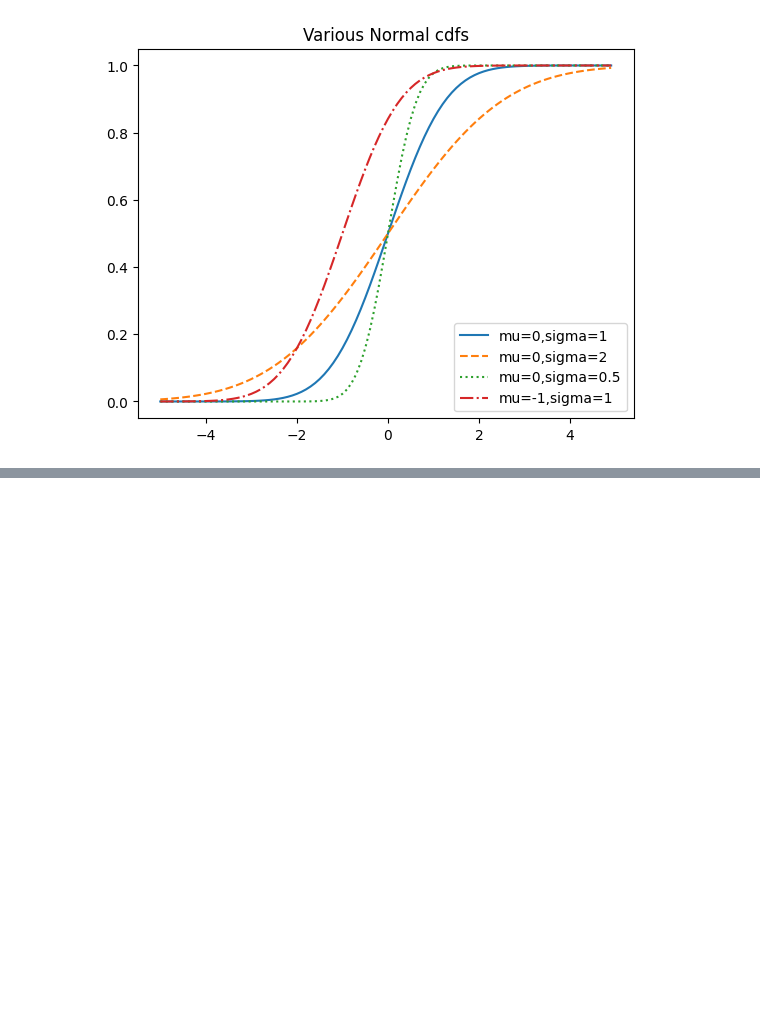
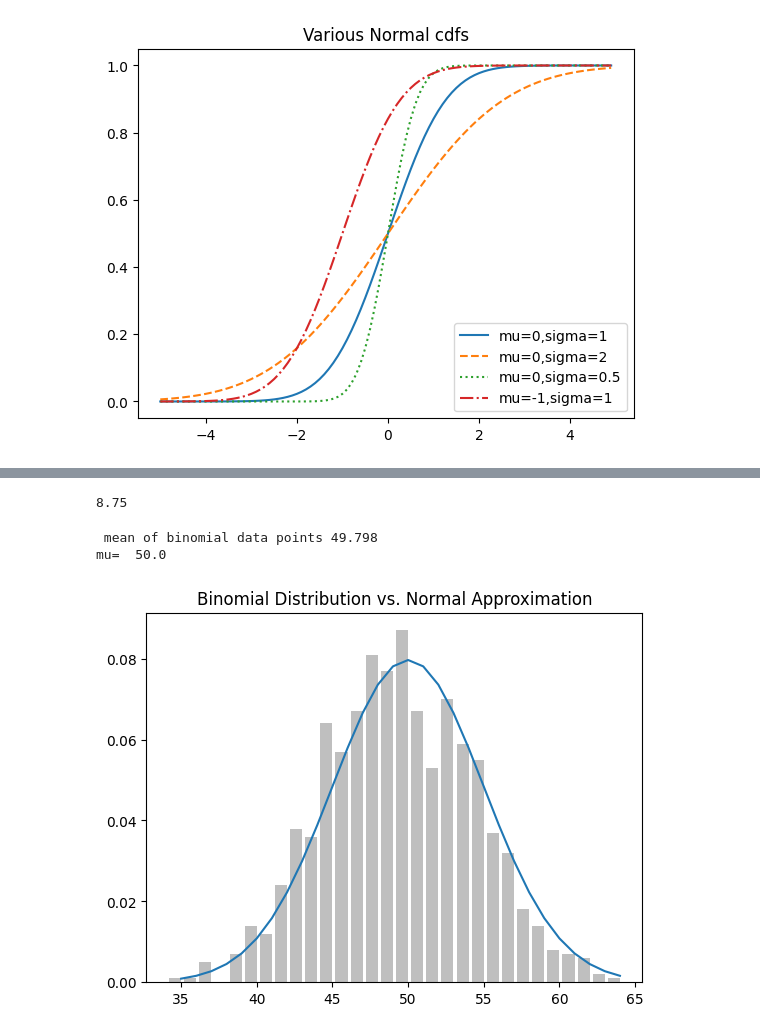
Before and after one commit to kunalmeon/Machine-Learning, a Jupyter notebook: MachineLearningJourney.ipynb, the cells around one changed output, grey strips where cells are left out. Saved outputs shown, nothing was run; the diff lists cells and outputs as text; code cells hidden in the pictures; blank space fills up the shorter version.

```diff
--- a/MachineLearningJourney.ipynb
+++ b/MachineLearningJourney.ipynb
@@ -901,0 +871,4 @@ NameError: name 'random' is not defined
+# %%
+inverse_normal_cdf(1)
+# %% [output]
+8.75
@@ -901,0 +904,6 @@ NameError: name 'random' is not defined
+# %%
+make_hist(0.5,100, 1000)
+# %% [output]
+ mean of binomial data points 49.798
+mu=  50.0
+[figure, added]
```
Also changed, not shown: parts of 22 cells of this notebook.
